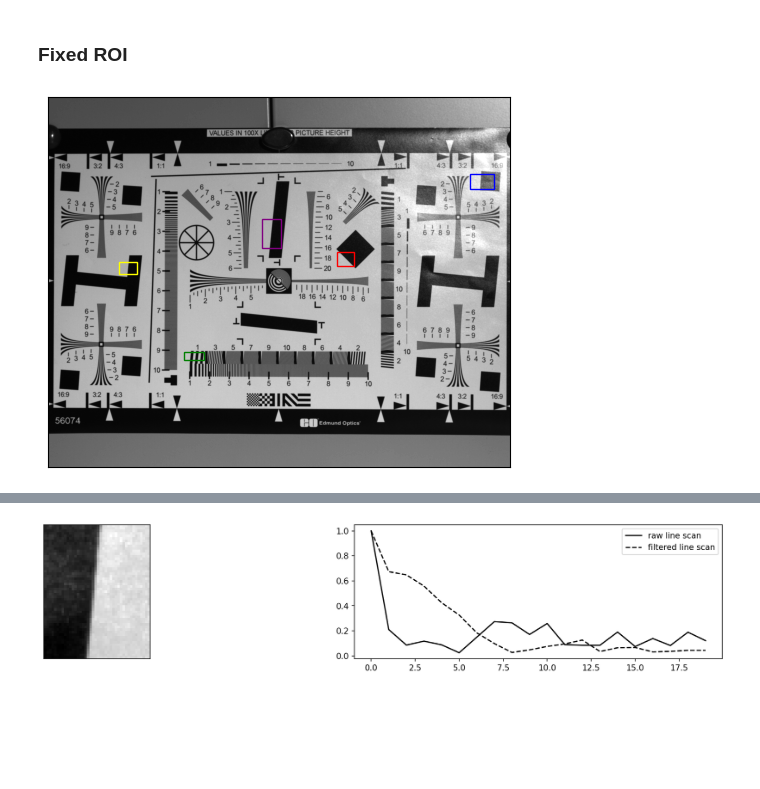
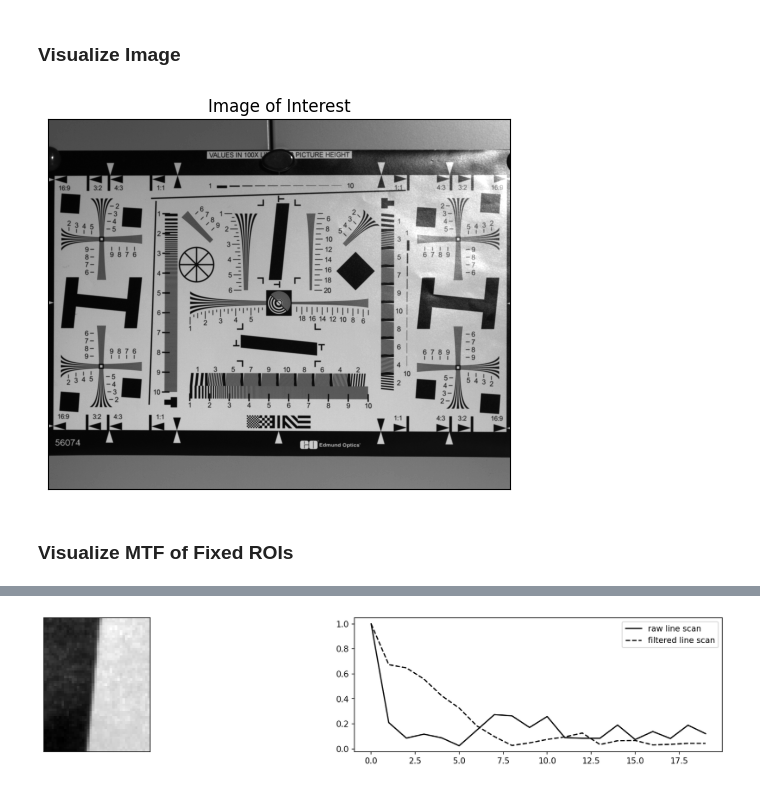
Before and after one commit to kennethmleo/Physics301-Optical-Payload-Characterization, a Jupyter notebook: Activity 02 - Contrast and Modulation Transfer Function/Activity 02_Constant_MTF.ipynb, the cells around one changed output, grey strips where cells are left out. Drawn from its saved outputs; the diff is of its cells as text; code cells hidden in the pictures; blank space fills up the shorter version.

```diff
--- a/Activity 02 - Contrast and Modulation Transfer Function/Activity 02_Constant_MTF.ipynb
+++ b/Activity 02 - Contrast and Modulation Transfer Function/Activity 02_Constant_MTF.ipynb
@@ -6,7 +6,3 @@ from scipy.signal import savgol_filter
 import pandas as pd
 import glob
 import cv2
-# %%
-image = plt.imread('01.bmp')
-# %% [markdown]
-### Fixed ROI
@@ -15,13 +9,30 @@ roi_bounds = pd.read_csv('ROI_bounds.csv', )
+# %% [markdown]
+### Visualize Image
+# %%
+def visualize_image(path):
+    image = plt.imread(path + '/01.bmp')
+    plt.imshow(image, cmap = 'gray')
+    plt.yticks([])
+    plt.xticks([])
+    plt.title("Image of Interest")
+# %%
+visualize_image("Visualization")
+# %% [output]
+[figure, added]
+# %% [markdown]
+### Visualize MTF of Fixed ROIs
 # %%
-colors = ['red', 'blue', 'yellow', 'green', 'purple']
-plt.imshow(image, cmap = 'gray')
-for i in roi_bounds.index:
-    plt.gca().add_patch(patches.Rectangle((roi_bounds.iloc[i][0],roi_bounds.iloc[i][1]),
-                                          roi_bounds.iloc[i][2],roi_bounds.iloc[i][3],
-                                          linewidth=1,edgecolor=colors[i],facecolor='none'))
-plt.xticks([])
-plt.yticks([])
-plt.savefig('image_w_ROI.png', dpi = 300, bbox_inches = 'tight')
-plt.show()
+def visualize_image_ROI(path):
+    image = plt.imread(path + '/01.bmp')
+    roi_bounds = pd.read_csv(path + '/ROI_bounds.csv', )
+
+    colors = ['red', 'blue', 'yellow', 'green', 'purple']
+    plt.imshow(image, cmap = 'gray')
+    for i in roi_bounds.index:
+        plt.gca().add_patch(patches.Rectangle((roi_bounds.iloc[i][0],roi_bounds.iloc[i][1]),
+                                            roi_bounds.iloc[i][2],roi_bounds.iloc[i][3],
+                                            linewidth=1,edgecolor=colors[i],facecolor='none'))
+    plt.xticks([])
+    plt.yticks([])
+    plt.title("Image with pre-selected ROIs")
+    plt.show()
-# %% [output]
-[figure, removed]
```
Also changed, not shown: parts of 14 cells of this notebook, 3 other files.
